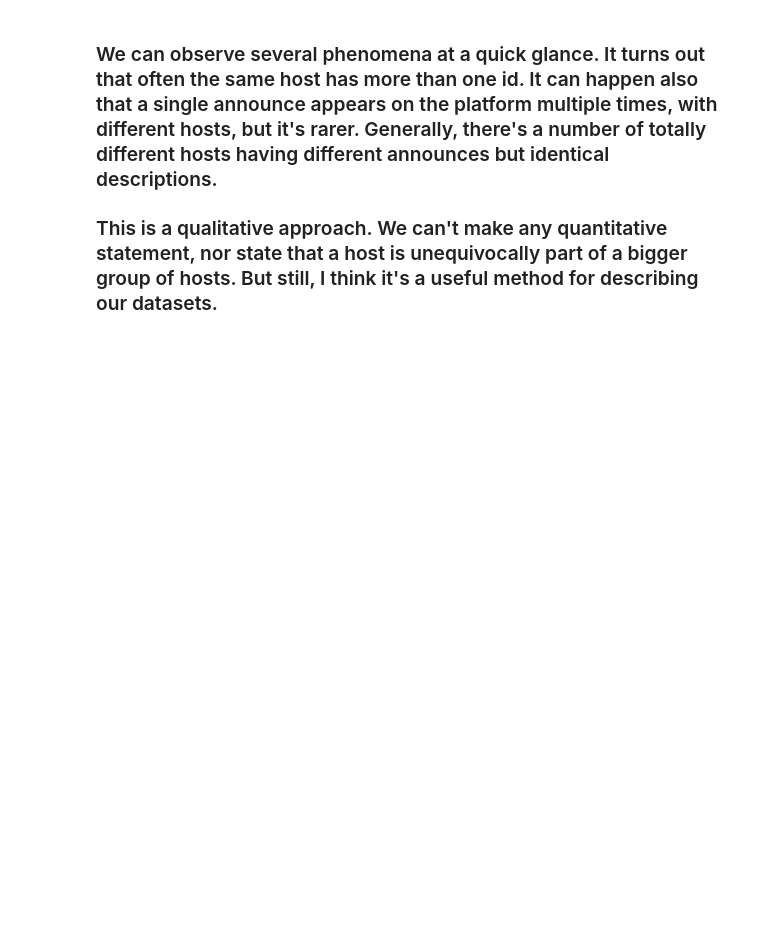
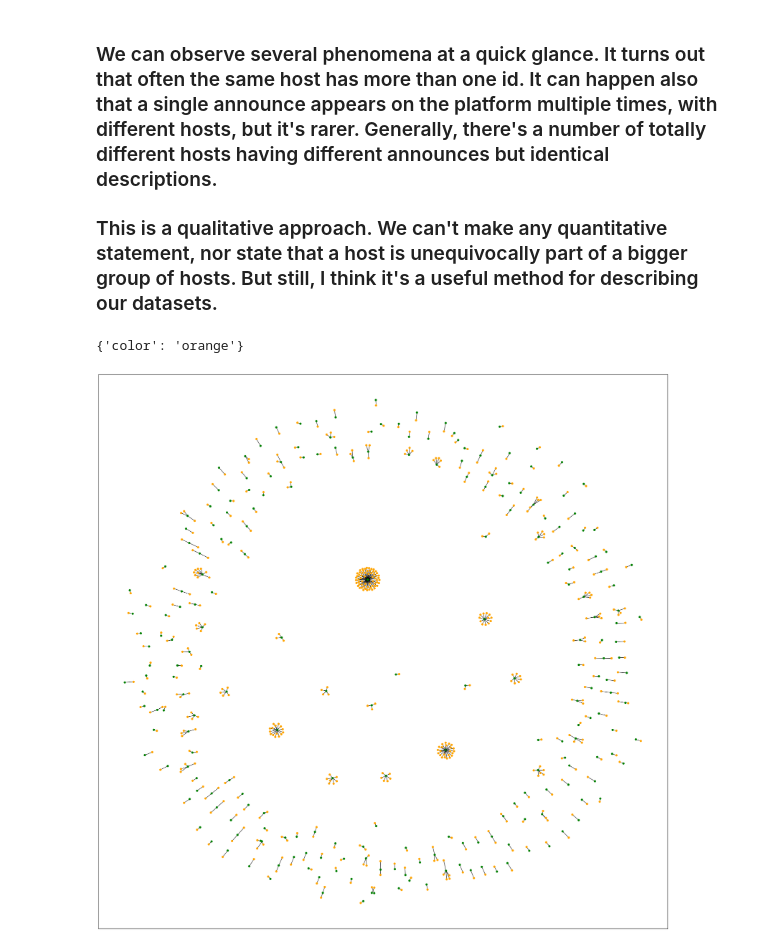
Before and after one commit to laszlo91/Inside-Airbnb-studies, a Jupyter notebook: bologna/3) Suspect multihosts.ipynb, the cells around one changed output. Saved outputs shown, nothing was run; the diff lists cells and outputs as text; code cells hidden in the pictures; blank space fills up the shorter version.

```diff
--- a/bologna/3) Suspect multihosts.ipynb
+++ b/bologna/3) Suspect multihosts.ipynb
@@ -83,10 +84,12 @@ def get_host(ix):
 def byId(what, i):
     return listings.loc[listings['id'] == i, what].iloc[0]
 
-
+hosts = []
 for ids,sim in s:
     host_0 = get_host(ids[0])
     host_1 = get_host(ids[1])
+    hosts.append(host_1)
+    hosts.append(host_0)
     stack.append(( (host_0, ids[0]), (host_1, ids[1]) , sim ))
 
 stack = [i for i in stack if i[0][0] != i[1][0]]
@@ -123,3 +112,41 @@ similar_announces.to_csv("other_data/similar_announce_%s.xlsx" % text)
 ### We can observe several phenomena at a quick glance. It turns out that often the same host has more than one id. It can happen also that a single announce appears on the platform multiple times, with different hosts, but it's rarer. Generally, there's a number of totally different hosts having different announces but identical descriptions.
 
 ### This is a qualitative approach. We can't make any quantitative statement, nor state that a host is unequivocally part of a bigger group of hosts. But still, I think it's a useful method for describing our datasets.
+# %%
+d = {}
+for i in set(listings.host_id[:100]):
+    d[i] = list(listings[listings.host_id == i].id)
+# %%
+import networkx as nx
+
+g = nx.Graph()
+
+for k,v in d.items():
+
+    g.add_nodes_from([(k,{'color':'green'})])
+
+    listings = [(i,{'color':'orange'}) for i in v]
+    arrows = [(k,i) for i in v]
+
+    g.add_nodes_from(listings)
+    g.add_edges_from(arrows)
+# %%
+g.nodes[2212785]
+# %% [output]
+{'color': 'orange'}
+# %%
+color_map = []
+for node in g.nodes:
+    try:
+        color_map.append(g.nodes[node]['color'])
+    except KeyError:
+        color_map.append("blue")
+# %%
+import matplotlib.pyplot as plt
+#import PyQt5
+#%matplotlib qt
+
+fig, ax = plt.subplots(figsize=(30,30))
+nx.draw_networkx(g, with_labels=False, node_size=30, node_color=color_map)
+# %% [output]
+[figure, added]
```
Also changed, not shown: parts of 4 cells of this notebook, 9 other files.
